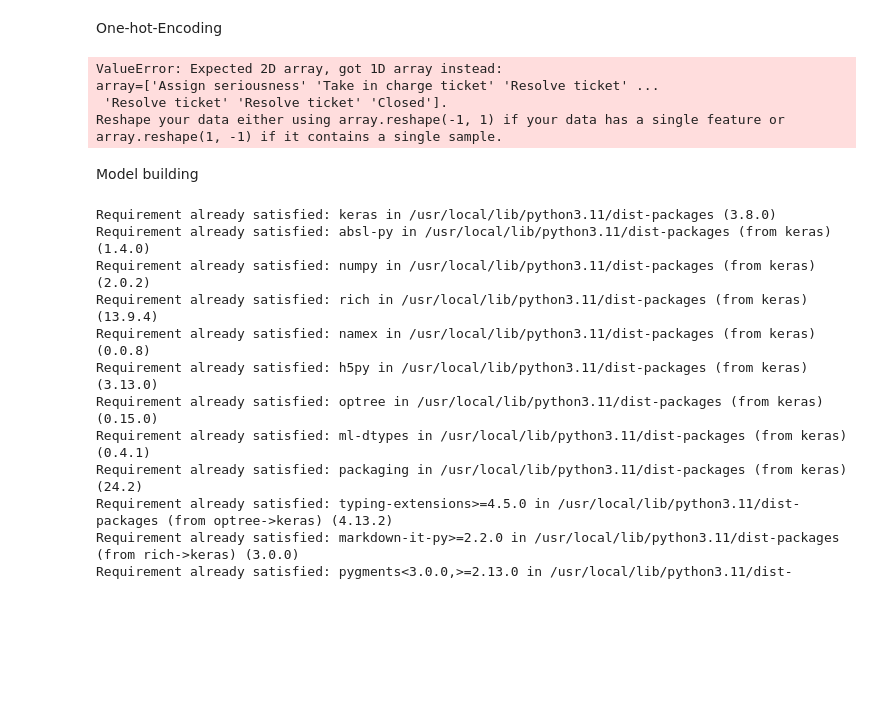
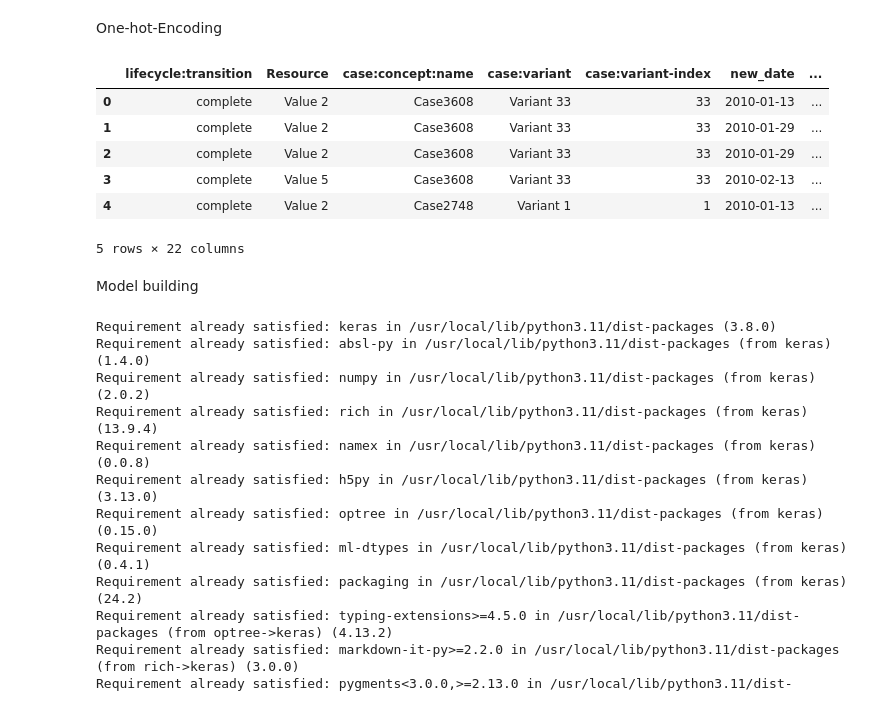
Before and after one commit to pullz6/Research_inspired_Self-Explaining-Neural-Networks-for-Business-Process-Monitoring, a Jupyter notebook: model.ipynb, the cells around one changed output. Cells and saved outputs as stored; diff of their text form; code cells hidden in the pictures; blank space fills up the shorter version.

```diff
--- a/model.ipynb
+++ b/model.ipynb
@@ -139,13 +139,25 @@ from sklearn.preprocessing import OneHotEncoder
 # %%
 encoder = OneHotEncoder(sparse_output=False)
 # %%
-activity = df['Activity'].tolist()
-one_hot_encoded = encoder.fit_transform(activity)
+activities = df[['Activity']]
+one_hot_encoded = encoder.fit_transform(activities)
-# %% [output]
-ValueError: Expected 2D array, got 1D array instead:
-array=['Assign seriousness' 'Take in charge ticket' 'Resolve ticket' ...
- 'Resolve ticket' 'Resolve ticket' 'Closed'].
-Reshape your data either using array.reshape(-1, 1) if your data has a single feature or array.reshape(1, -1) if it contains a single sample.
+# %%
+encoded_df = pd.DataFrame(
+    one_hot_encoded,
+    columns=encoder.get_feature_names_out(['Activity'])
+)
+# %%
+final_df = pd.concat([df.drop('Activity', axis=1), encoded_df], axis=1)
+# %%
+final_df.head()
+# %% [output]
+|  | lifecycle:transition | Resource | case:concept:name | case:variant | case:variant-index | new_date | ... |
+| 0 | complete | Value 2 | Case3608 | Variant 33 | 33 | 2010-01-13 | ... |
+| 1 | complete | Value 2 | Case3608 | Variant 33 | 33 | 2010-01-29 | ... |
+| 2 | complete | Value 2 | Case3608 | Variant 33 | 33 | 2010-01-29 | ... |
+| 3 | complete | Value 5 | Case3608 | Variant 33 | 33 | 2010-02-13 | ... |
+| 4 | complete | Value 2 | Case2748 | Variant 1 | 1 | 2010-01-13 | ... |
+5 rows × 22 columns
 # %% [markdown]
 Model building
 # %%
```
